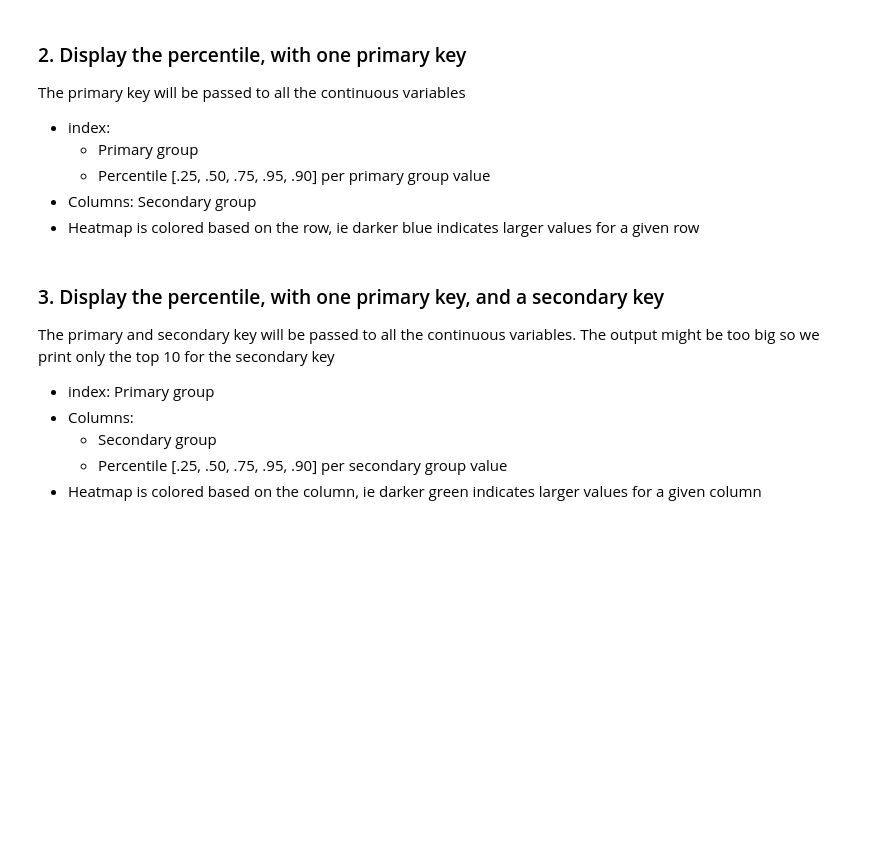
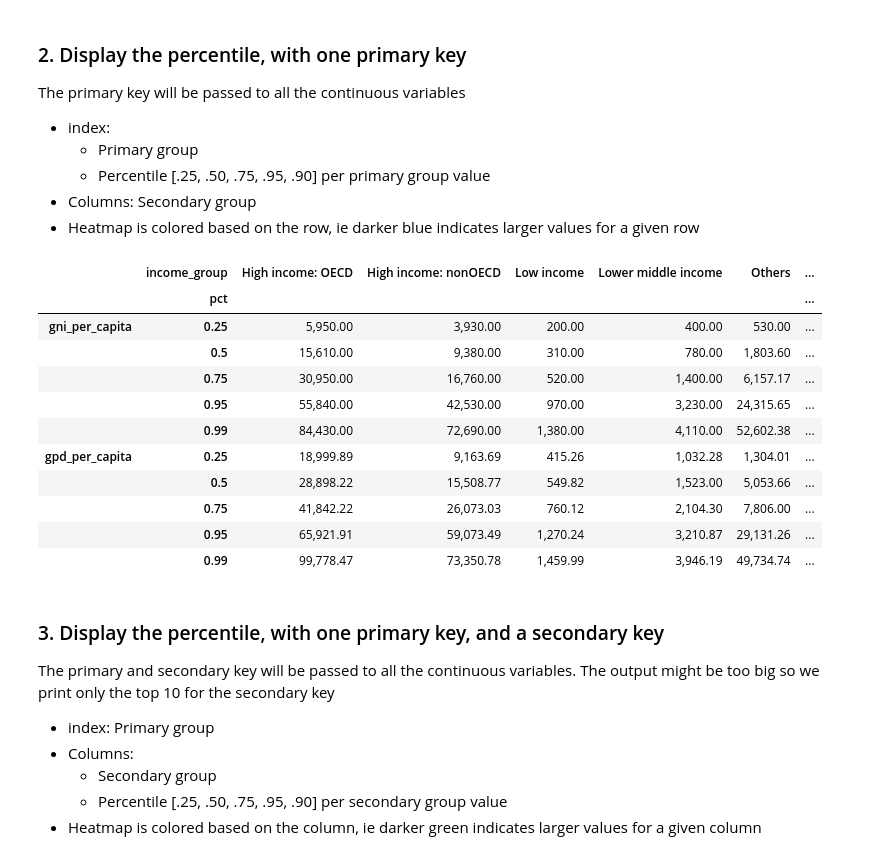
Before and after one commit to thomaspernet/VAT_rebate_quality_china, a Jupyter notebook: 01_data_preprocessing/01_prepare_tables/03_create_gdp_per_capita_table.ipynb, the cells around one changed output. Saved outputs shown, nothing was run; the diff lists cells and outputs as text; code cells hidden in the pictures; blank space fills up the shorter version.

Commit message:
Add gdp per capita table to athena and ETL

```diff
--- a/01_data_preprocessing/01_prepare_tables/03_create_gdp_per_capita_table.ipynb
+++ b/01_data_preprocessing/01_prepare_tables/03_create_gdp_per_capita_table.ipynb
@@ -208,7 +257,5 @@ s3.download_file(key = 'DATA/ETL/parameters_ETL_template.json')
 with open('parameters_ETL.json', 'r') as fp:
     parameters = json.load(fp)
-# %%
-parameters['GLOBAL']['DATABASE'] = ''
 # %% [markdown]
 ## 2. Prepare `TABLES.CREATION`
 
@@ -232,9 +267,31 @@ new_table = [{
+# %%
+'Long Name', 'Country Code', 'Country ISO3', 'date',
+'GNI per Capita', 'GDP per Capita', 'Income Group'
+
+new_table = [{
+    "database": "world_bank",
+    "name": "world_gdp_per_capita",
+    "output_id": "",
+    "separator": ",",
+    "s3URI": "s3://chinese-data/TRADE_DATA/RAW/WORLD_BANK/NY.GNP.PCAP.CD_NY.GDP.PCAP.KD",
+    "schema": [
+        {'Name': 'country', 'Type': 'string', 'Comment': 'Country name'},
+        {'Name': 'iso_alpha', 'Type': 'string', 'Comment': 'Country code'},
+        {'Name': 'iso_alpha03', 'Type': 'string', 'Comment': 'Country code, iso 03'},
+        {'Name': 'year', 'Type': 'string', 'Comment': 'Year'},
+        {'Name': 'gni_per_capita', 'Type': 'float', 'Comment': """GDP per capita is gross domestic product divided by midyear population"""},
+        {'Name': 'gpd_per_capita', 'Type': 'float', 'Comment': """GNI per capita (formerly GNP per capita) is the gross national income, converted to U.S. dollars using the World Bank Atlas method, divided by the midyear population"""},
+        {'Name': 'income_group', 'Type': 'string', 'Comment': """One of 'Others', 'Low income', 'Upper middle income','High income: nonOECD', 'Lower middle income', 'High income: OECD'"""},
+    ]
+}
+]
+#len(parameters['TABLES']['CREATION']['ALL_SCHEMA'])
 # %% [markdown]
 To remove an item from the list, use `pop` with the index to remove. Exemple `parameters['TABLES']['CREATION']['ALL_SCHEMA'].pop(6)` will remove the 5th item
 # %%
-to_remove = False
+to_remove = True
 if to_remove:
-    parameters['TABLES']['CREATION']['ALL_SCHEMA'].pop(0)
+    parameters['TABLES']['CREATION']['ALL_SCHEMA'].pop(-1)
 # %%
 parameters['TABLES']['CREATION']['ALL_SCHEMA'].extend(new_table)
 # %%
@@ -558,7 +729,7 @@ You need to pass the primary group in the cell below
 
 Returns the top 10 only
 # %%
-primary_key = ""
+primary_key = "year"
 # %%
 for field in schema["StorageDescriptor"]["Columns"]:
     if field["Type"] in ["string", "object", "varchar(12)"]:
@@ -731,7 +959,7 @@ The primary key will be passed to all the continuous variables
 - Columns: Secondary group
 - Heatmap is colored based on the row, ie darker blue indicates larger values for a given row
 # %%
-primary_key = ""
+primary_key = "income_group"
 table_top = ""
 table_top_var = ""
 table_middle = ""
@@ -774,33 +1002,46 @@ for key, value in enumerate(schema["StorageDescriptor"]["Columns"]):
                     ],
                 )
                 table_bottom += "{} {})".format(temp_middle_1, temp_middle_2)
             else:
                 table_top_var += "{} ,".format(value["Name"])
                 table_bottom += "{} {}".format(temp_middle_1, temp_middle_2)
         var_index += 1
 
 query = (
     parameters["ANALYSIS"]["CONTINUOUS"]["ONE_PAIR_DISTRIBUTION"]["top_1"]
     + table_top
     + parameters["ANALYSIS"]["CONTINUOUS"]["ONE_PAIR_DISTRIBUTION"]["top_2"].format(
         primary_key
     )
     + table_top_var
     + table_bottom
 )
 output = s3.run_query(
     query=query,
     database=db,
     s3_output=s3_output,
     filename="count_distribution_primary_key",  # Add filename to print dataframe
     destination_key=None,  # Add destination key if need to copy output
 )
 (
     output.set_index([primary_key, "pct"])
     .unstack(1)
     .T.style.format("{0:,.2f}")
     .background_gradient(cmap=sns.light_palette("blue", as_cmap=True), axis=1)
 )
+# %% [output]
+|  | income_group | High income: OECD | High income: nonOECD | Low income | Lower middle income | Others | ... |
+|  | pct |  |  |  |  |  | ... |
+| gni_per_capita | 0.25 | 5,950.00 | 3,930.00 | 200.00 | 400.00 | 530.00 | ... |
+|  | 0.5 | 15,610.00 | 9,380.00 | 310.00 | 780.00 | 1,803.60 | ... |
+|  | 0.75 | 30,950.00 | 16,760.00 | 520.00 | 1,400.00 | 6,157.17 | ... |
+|  | 0.95 | 55,840.00 | 42,530.00 | 970.00 | 3,230.00 | 24,315.65 | ... |
+|  | 0.99 | 84,430.00 | 72,690.00 | 1,380.00 | 4,110.00 | 52,602.38 | ... |
+| gpd_per_capita | 0.25 | 18,999.89 | 9,163.69 | 415.26 | 1,032.28 | 1,304.01 | ... |
+|  | 0.5 | 28,898.22 | 15,508.77 | 549.82 | 1,523.00 | 5,053.66 | ... |
+|  | 0.75 | 41,842.22 | 26,073.03 | 760.12 | 2,104.30 | 7,806.00 | ... |
+|  | 0.95 | 65,921.91 | 59,073.49 | 1,270.24 | 3,210.87 | 29,131.26 | ... |
+|  | 0.99 | 99,778.47 | 73,350.78 | 1,459.99 | 3,946.19 | 49,734.74 | ... |
 # %% [markdown]
 ### 3. Display the percentile, with one primary key, and a secondary key
 
```
Also changed, not shown: parts of 14 cells of this notebook, 1 other file.
